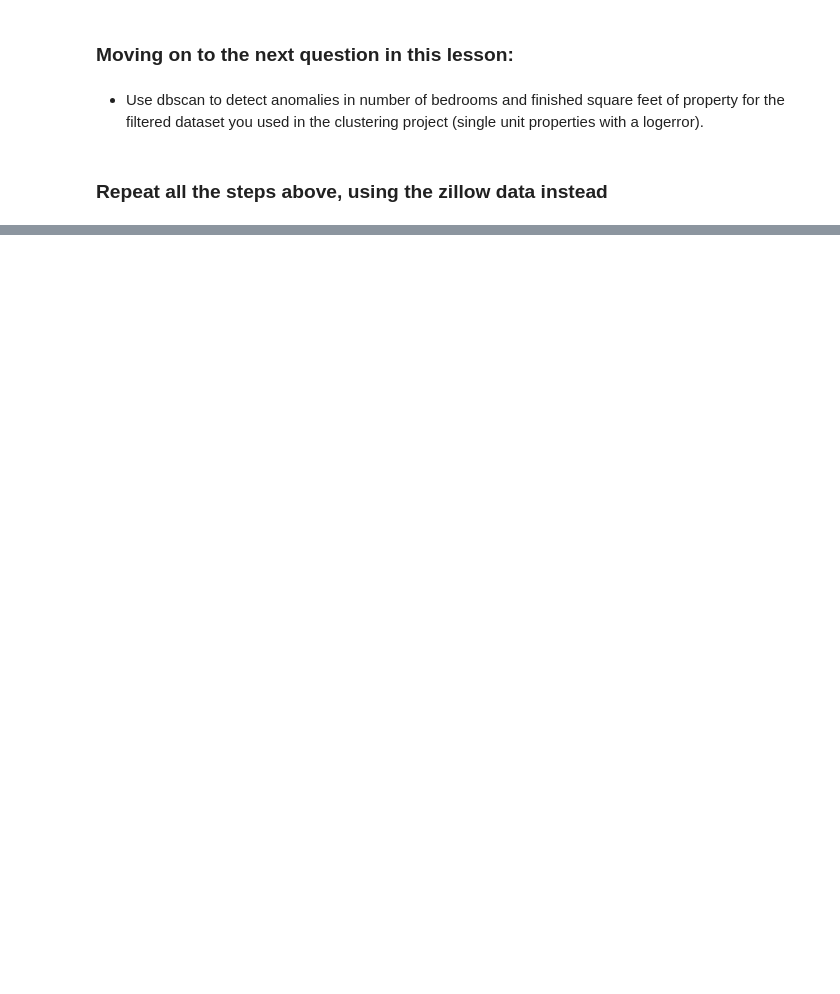
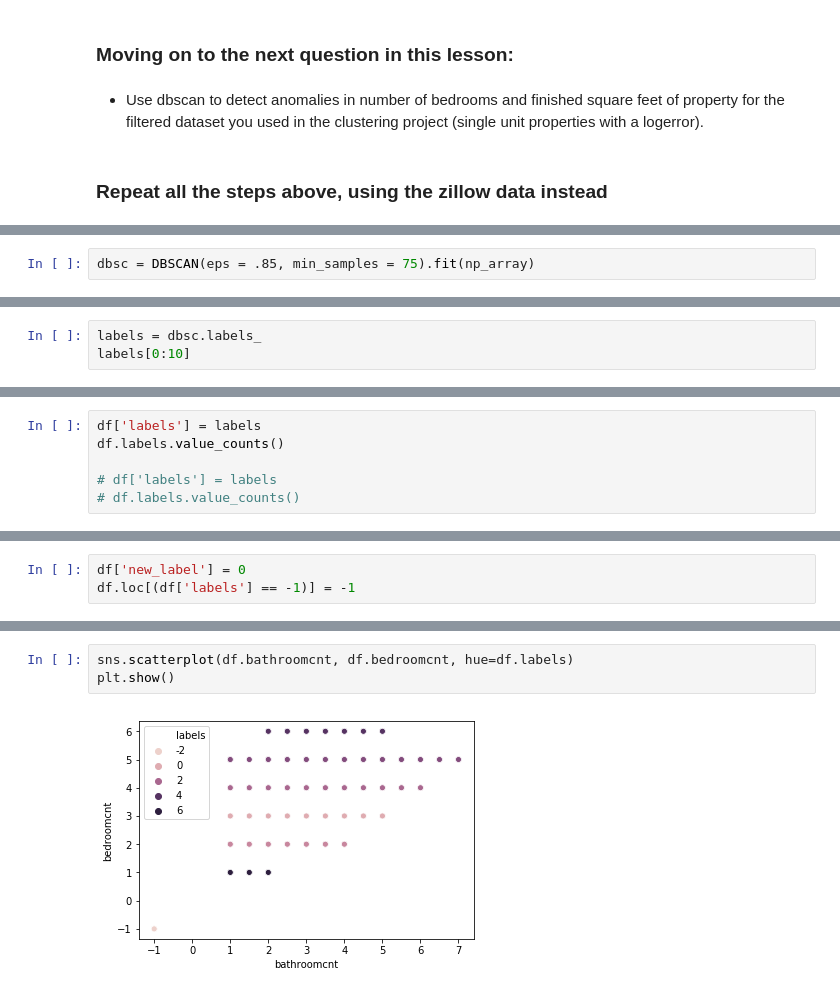
Before and after one commit to HackneyChad/ds-methodologies-exercises, a Jupyter notebook: anomaly_detection/anomaly_detection.ipynb, the cells around one changed output, grey strips where cells are left out. Cells and saved outputs as stored; diff of their text form; blank space fills up the shorter version.

```diff
--- a/anomaly_detection/anomaly_detection.ipynb
+++ b/anomaly_detection/anomaly_detection.ipynb
@@ -1038,0 +1737,2 @@ yhat['moving_avg_forecast'] = midband
+# %%
+dbsc = DBSCAN(eps = .85, min_samples = 75).fit(np_array)
@@ -1038,0 +1743,3 @@ yhat['moving_avg_forecast'] = midband
+# %%
+labels = dbsc.labels_
+labels[0:10]
@@ -1038,0 +1752,6 @@ yhat['moving_avg_forecast'] = midband
+# %%
+df['labels'] = labels
+df.labels.value_counts()
+
+# df['labels'] = labels
+# df.labels.value_counts()
@@ -1038,0 +1767,3 @@ yhat['moving_avg_forecast'] = midband
+# %%
+df['new_label'] = 0
+df.loc[(df['labels'] == -1)] = -1
@@ -1038,0 +1807,5 @@ yhat['moving_avg_forecast'] = midband
+# %%
+sns.scatterplot(df.bathroomcnt, df.bedroomcnt, hue=df.labels)
+plt.show()
+# %% [output]
+[figure, added]
```
Also changed, not shown: parts of 138 cells of this notebook, 2 other files.
